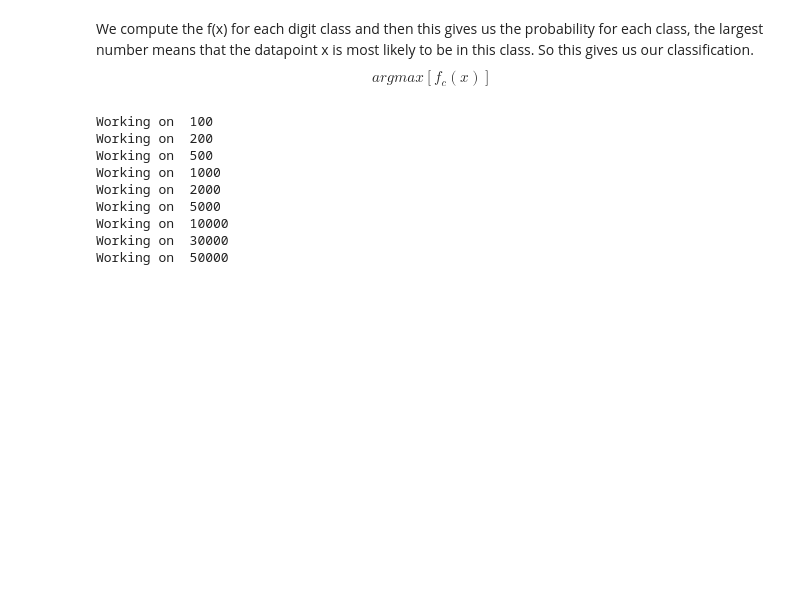
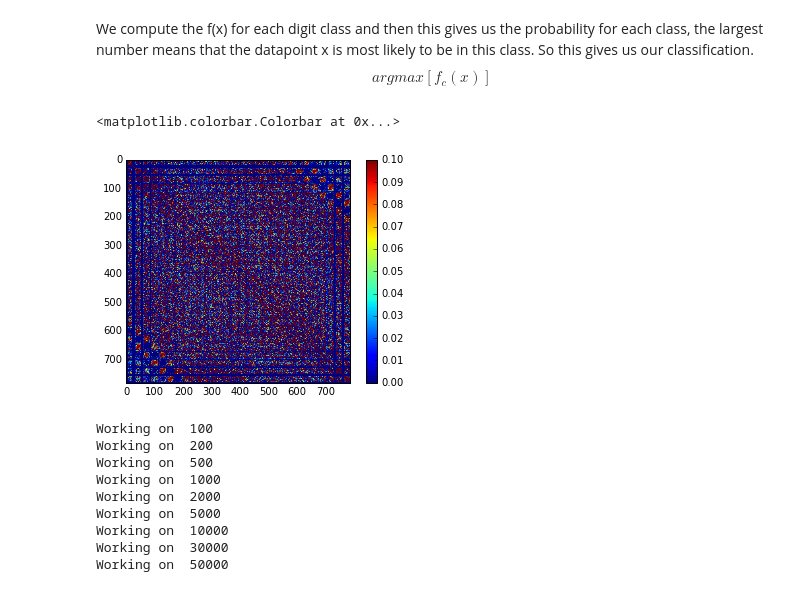
Before and after one commit to stevenchua/cs189, a Jupyter notebook: hw3/hw3.ipynb, the cells around one changed output. Saved outputs shown, nothing was run; the diff lists cells and outputs as text; code cells hidden in the pictures; blank space fills up the shorter version.

```diff
--- a/hw3/hw3.ipynb
+++ b/hw3/hw3.ipynb
@@ -386,6 +387,12 @@ We compute the f(x) for each digit class and then this gives us the probability
 # %%
 avrg_covmat = np.sum(covmat_list,axis=0)/10.
 avrg_pmat = np.linalg.inv(avrg_covmat + np.identity(784)*0.001)#Inverse of precision matrix (adding a small value of identity matrix to avoid LinAlgError: Singular matrix Error)
+# %%
+plt.imshow(avrg_pmat, vmin=0, vmax=0.1)
+plt.colorbar()
+# %% [output]
+<matplotlib.colorbar.Colorbar at 0x...>
+[figure, added]
 # %%
 def compute_fc(c,x):
     mu_c = mvec_list[c]
```
Also changed, not shown: parts of 44 cells of this notebook, 1 other file.
